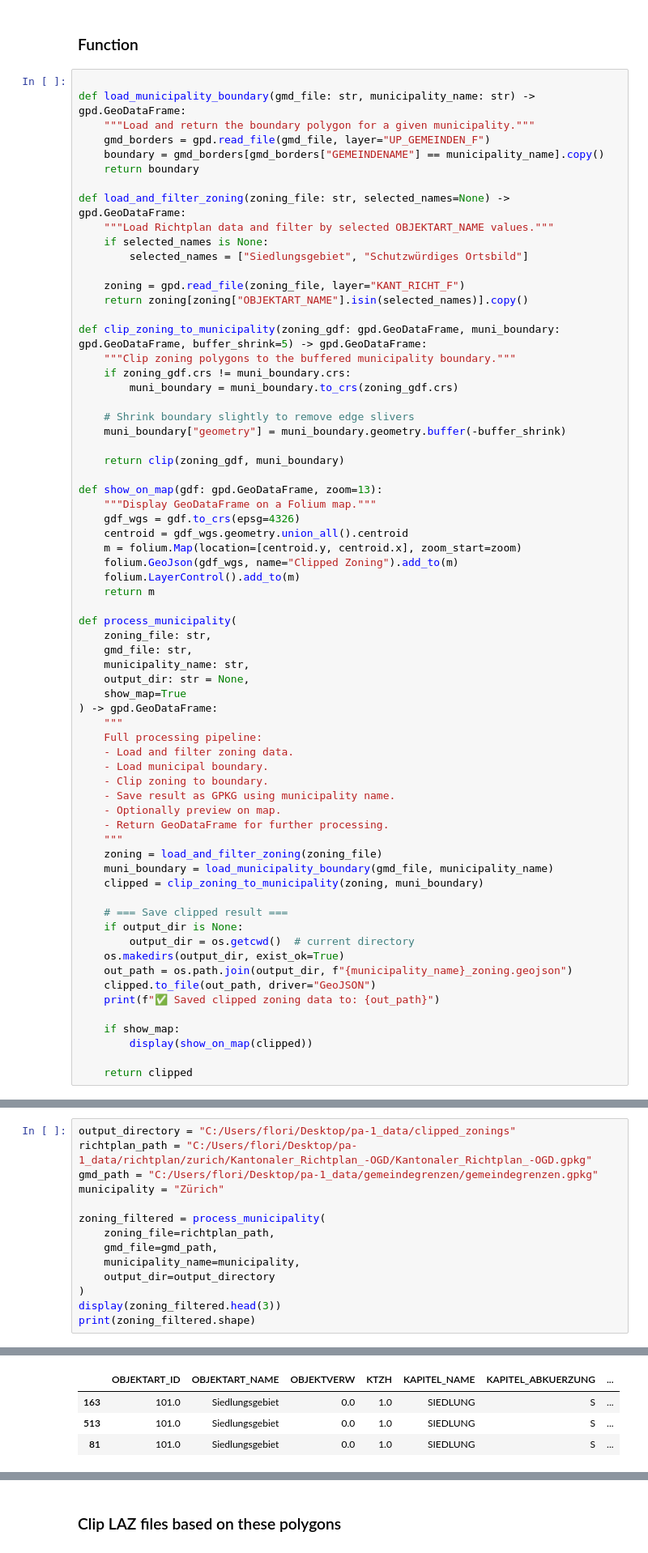
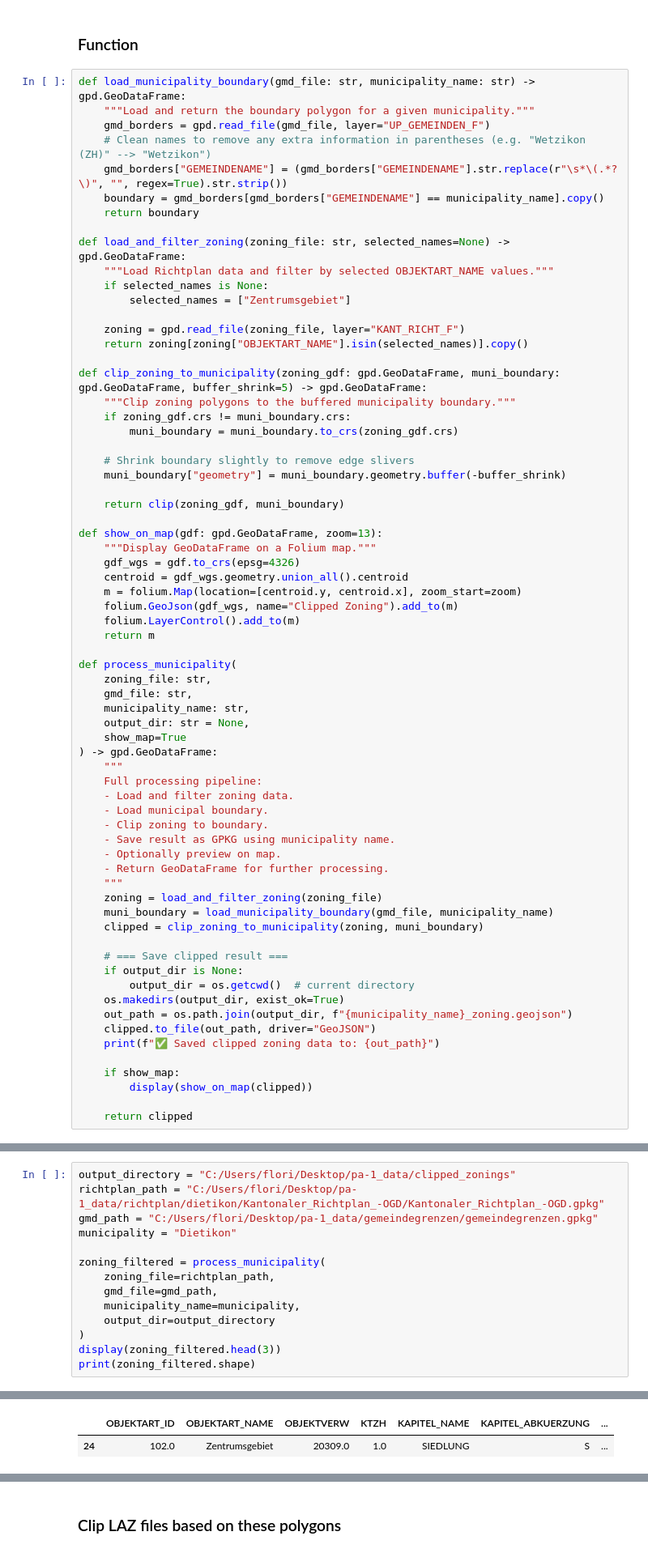
Before and after one commit to NicolaNoger/Point-Cloud_Segmentation, a Jupyter notebook: code/test_files_preparation.ipynb, the cells around one changed output, grey strips where cells are left out. Shown at 81% size. Saved outputs shown, nothing was run; the diff lists cells and outputs as text.

```diff
--- a/code/test_files_preparation.ipynb
+++ b/code/test_files_preparation.ipynb
@@ -14,17 +11,18 @@ import folium
 # %% [markdown]
 ### Function
 # %%
-
 def load_municipality_boundary(gmd_file: str, municipality_name: str) -> gpd.GeoDataFrame:
     """Load and return the boundary polygon for a given municipality."""
     gmd_borders = gpd.read_file(gmd_file, layer="UP_GEMEINDEN_F")
+    # Clean names to remove any extra information in parentheses (e.g. "Wetzikon (ZH)" --> "Wetzikon")
+    gmd_borders["GEMEINDENAME"] = (gmd_borders["GEMEINDENAME"].str.replace(r"\s*\(.*?\)", "", regex=True).str.strip())
     boundary = gmd_borders[gmd_borders["GEMEINDENAME"] == municipality_name].copy()
     return boundary
 
 def load_and_filter_zoning(zoning_file: str, selected_names=None) -> gpd.GeoDataFrame:
     """Load Richtplan data and filter by selected OBJEKTART_NAME values."""
     if selected_names is None:
-        selected_names = ["Siedlungsgebiet", "Schutzwürdiges Ortsbild"]
+        selected_names = ["Zentrumsgebiet"]
 
     zoning = gpd.read_file(zoning_file, layer="KANT_RICHT_F")
     return zoning[zoning["OBJEKTART_NAME"].isin(selected_names)].copy()
@@ -85,8 +83,8 @@ def process_municipality(
 # %%
 output_directory = "C:/Users/flori/Desktop/pa-1_data/clipped_zonings"
-richtplan_path = "C:/Users/flori/Desktop/pa-1_data/richtplan/zurich/Kantonaler_Richtplan_-OGD/Kantonaler_Richtplan_-OGD.gpkg"
+richtplan_path = "C:/Users/flori/Desktop/pa-1_data/richtplan/dietikon/Kantonaler_Richtplan_-OGD/Kantonaler_Richtplan_-OGD.gpkg"
 gmd_path = "C:/Users/flori/Desktop/pa-1_data/gemeindegrenzen/gemeindegrenzen.gpkg"
-municipality = "Zürich"
+municipality = "Dietikon"
 
 zoning_filtered = process_municipality(
     zoning_file=richtplan_path,
@@ -101,5 +99,3 @@ print(zoning_filtered.shape)
 [interactive output not drawn]
 |  | OBJEKTART_ID | OBJEKTART_NAME | OBJEKTVERW | KTZH | KAPITEL_NAME | KAPITEL_ABKUERZUNG | ... |
-| 163 | 101.0 | Siedlungsgebiet | 0.0 | 1.0 | SIEDLUNG | S | ... |
-| 513 | 101.0 | Siedlungsgebiet | 0.0 | 1.0 | SIEDLUNG | S | ... |
-| 81 | 101.0 | Siedlungsgebiet | 0.0 | 1.0 | SIEDLUNG | S | ... |
+| 24 | 102.0 | Zentrumsgebiet | 20309.0 | 1.0 | SIEDLUNG | S | ... |
```
Also changed, not shown: parts of 7 cells of this notebook, 4 other files.
